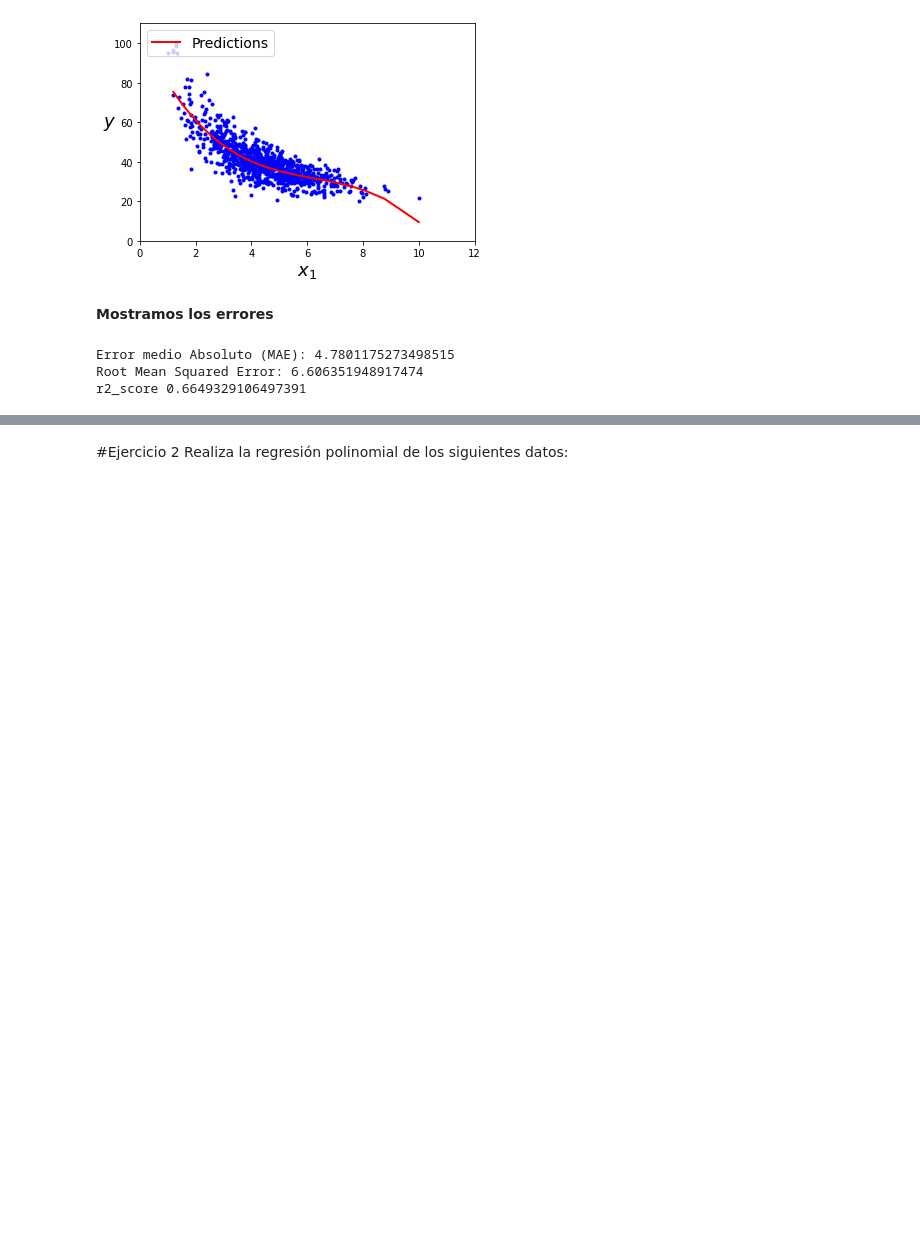
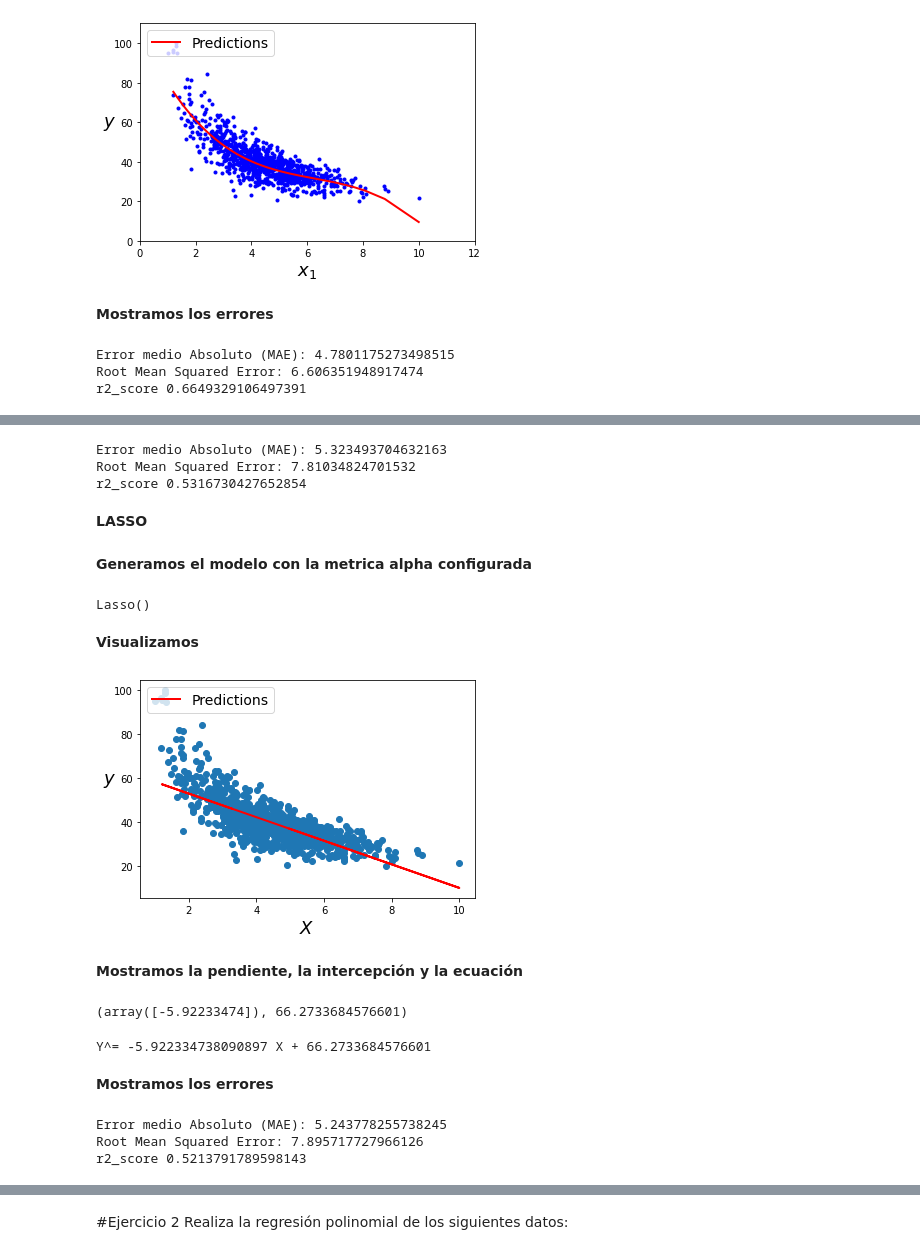
Before and after one commit to PosgradoMNA/actividades-de-aprendizaje-LuisHermenegildo1, a Jupyter notebook: TecMty_Regresion_lineal_polinomial.ipynb, the cells around one changed output, grey strips where cells are left out. Drawn from its saved outputs; the diff is of its cells as text; code cells hidden in the pictures; blank space fills up the shorter version.

```diff
--- a/TecMty_Regresion_lineal_polinomial.ipynb
+++ b/TecMty_Regresion_lineal_polinomial.ipynb
@@ -427,0 +482,55 @@ r2_score 0.6649329106497391
+# %%
+print('Error medio Absoluto (MAE):', metrics.mean_absolute_error(y_test, y_pred))
+print('Root Mean Squared Error:', np.sqrt(metrics.mean_squared_error(y_test, y_pred)))
+print('r2_score',r2_score(y_test, y_pred))
+
+MAE_RIDGE = metrics.mean_absolute_error(y_test, y_pred)
+R2_RIDGE = r2_score(y_test, y_pred)
+# %% [output]
+Error medio Absoluto (MAE): 5.323493704632163
+Root Mean Squared Error: 7.81034824701532
+r2_score 0.5316730427652854
+# %% [markdown]
+**LASSO**
+# %% [markdown]
+**Generamos el modelo con la metrica alpha configurada**
+# %%
+model_lasso = Lasso(alpha=1.0)
+model_lasso.fit(X_train, y_train)
+# %% [output]
+Lasso()
+# %% [markdown]
+**Visualizamos**
+# %%
+y_pred = model_lasso.predict(X_test)
+
+plt.scatter(X, y)
+plt.plot(X_test, y_pred, "r-", linewidth=2, label="Predictions")
+plt.xlabel("$X$", fontsize=18)
+plt.ylabel("$y$", rotation=0, fontsize=18)
+plt.legend(loc="upper left", fontsize=14);
+# %% [output]
+[figure, added]
+# %% [markdown]
+**Mostramos la pendiente, la intercepción y la ecuación**
+# %%
+linear_reg.coef_, linear_reg.intercept_
+# %% [output]
+(array([-5.92233474]), 66.2733684576601)
+# %%
+print(f"Y^= {linear_reg.coef_[0]} X + {linear_reg.intercept_}")
+# %% [output]
+Y^= -5.922334738090897 X + 66.2733684576601
+# %% [markdown]
+**Mostramos los errores**
+# %%
+print('Error medio Absoluto (MAE):', metrics.mean_absolute_error(y_test, y_pred))
+print('Root Mean Squared Error:', np.sqrt(metrics.mean_squared_error(y_test, y_pred)))
+print('r2_score',r2_score(y_test, y_pred))
+
+MAE_LASSO = metrics.mean_absolute_error(y_test, y_pred)
+R2_LASSO = r2_score(y_test, y_pred)
+# %% [output]
+Error medio Absoluto (MAE): 5.243778255738245
+Root Mean Squared Error: 7.895717727966126
+r2_score 0.5213791789598143
```
Also changed, not shown: parts of 20 cells of this notebook.
